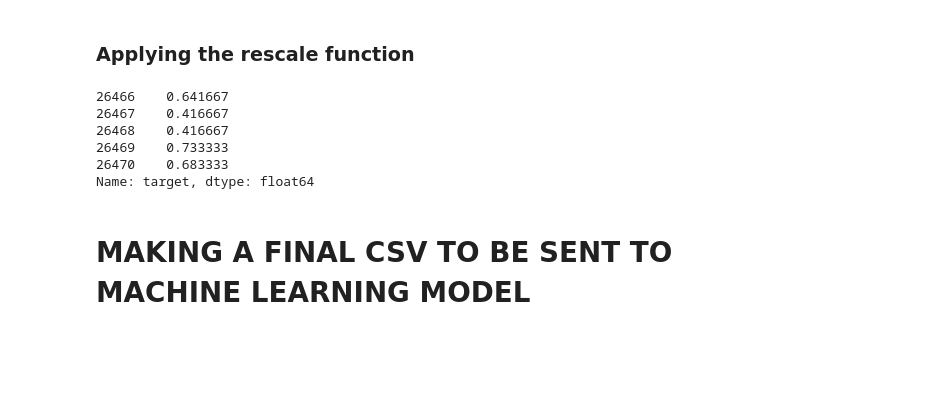
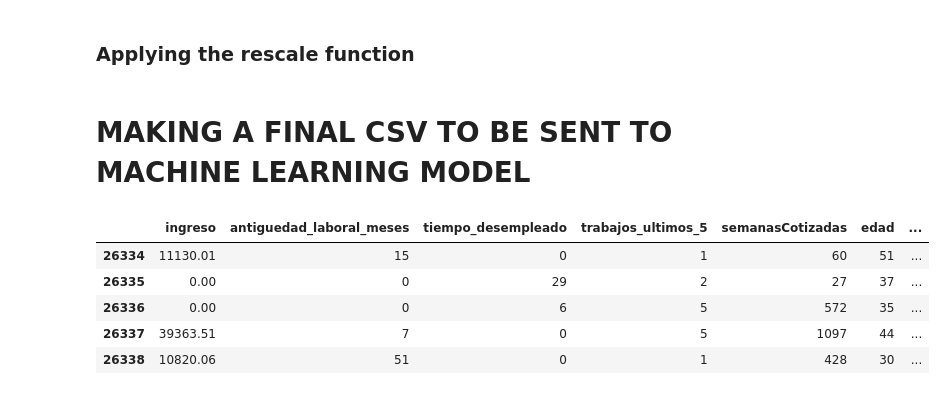
Before and after one commit to fedepacher/CreditScoring-MOX, a Jupyter notebook: notebooks/etl_process.ipynb, the cells around one changed output. Saved outputs shown, nothing was run; the diff lists cells and outputs as text; code cells hidden in the pictures; blank space fills up the shorter version.

```diff
--- a/notebooks/etl_process.ipynb
+++ b/notebooks/etl_process.ipynb
@@ -1159,4 +1095,4 @@ def creating_target(row):
 ### Applying the create_target function to set up the target in our dataframe
 # %%
 df_scoring = df_scoring.apply(creating_target, axis=1)
-df_scoring['target'] = round((df_scoring['target'] / 11) , 2)
+df_scoring['target'] = round((df_scoring['target'] / 12) , 2)
@@ -1183,18 +1110,18 @@ def rescale(df, column, new_min, new_max):
 ### Applying the rescale function
 # %%
 df_scoring = rescale(df_scoring, 'target', 0.3, 0.85)
-# %%
-df_scoring['target'].tail(5)
-# %% [output]
-26466    0.641667
-26467    0.416667
-26468    0.416667
-26469    0.733333
-26470    0.683333
-Name: target, dtype: float64
 # %% [markdown]
 # MAKING A FINAL CSV TO BE SENT TO MACHINE LEARNING MODEL
 # %%
 df_ml = df_scoring.drop(['lugar_actual','patronActual','jubilado'] , axis= 1)
+# %%
+df_scoring.tail()
+# %% [output]
+|  | ingreso | antiguedad_laboral_meses | tiempo_desempleado | trabajos_ultimos_5 | semanasCotizadas | edad | ... |
+| 26334 | 11130.01 | 15 | 0 | 1 | 60 | 51 | ... |
+| 26335 | 0.00 | 0 | 29 | 2 | 27 | 37 | ... |
+| 26336 | 0.00 | 0 | 6 | 5 | 572 | 35 | ... |
+| 26337 | 39363.51 | 7 | 0 | 5 | 1097 | 44 | ... |
+| 26338 | 10820.06 | 51 | 0 | 1 | 428 | 30 | ... |
 # %%
 df_ml.to_csv('../dataset/data_prueba_limpia.csv', index=False)
```
Also changed, not shown: parts of 20 cells of this notebook, 1 other file.
